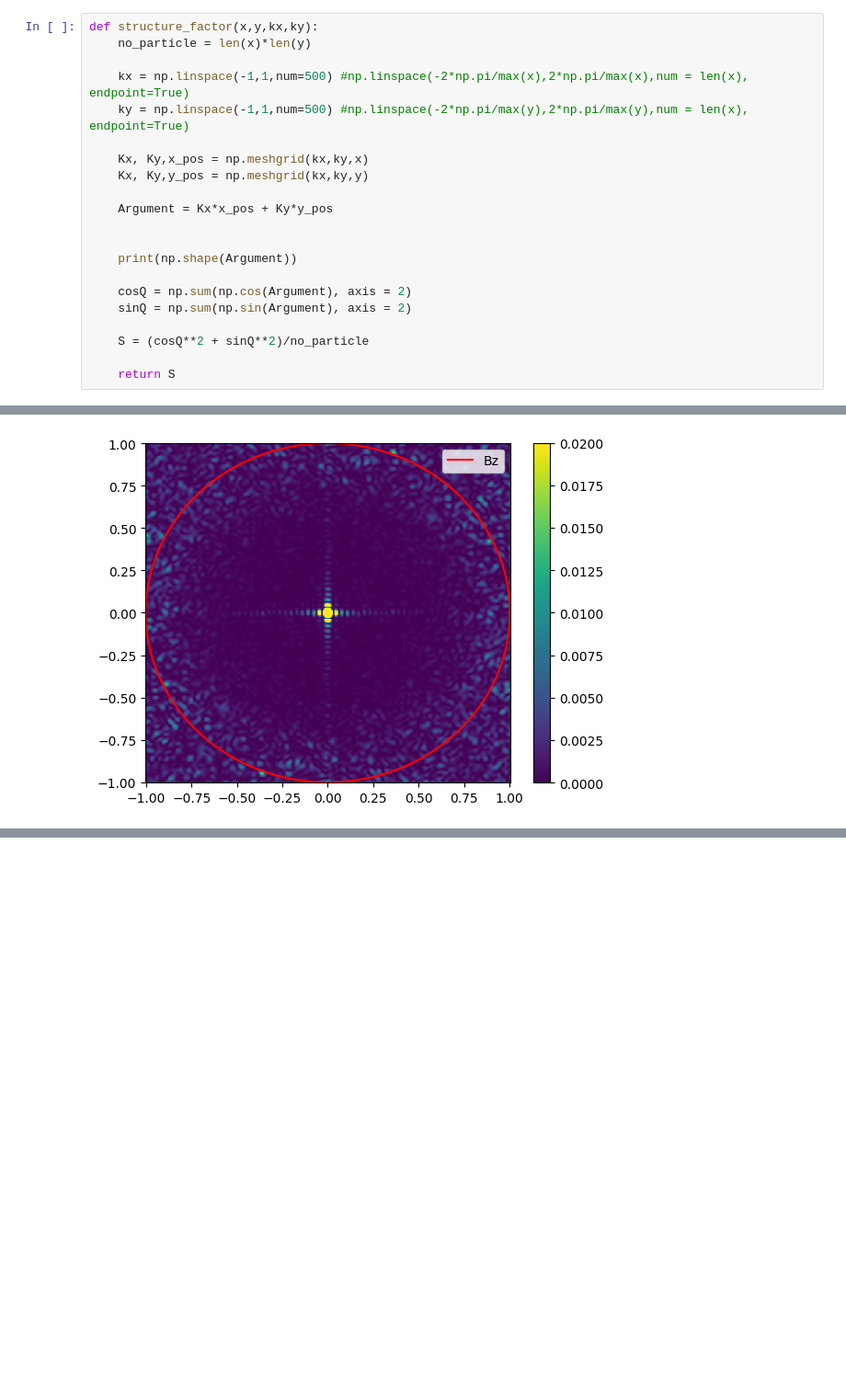
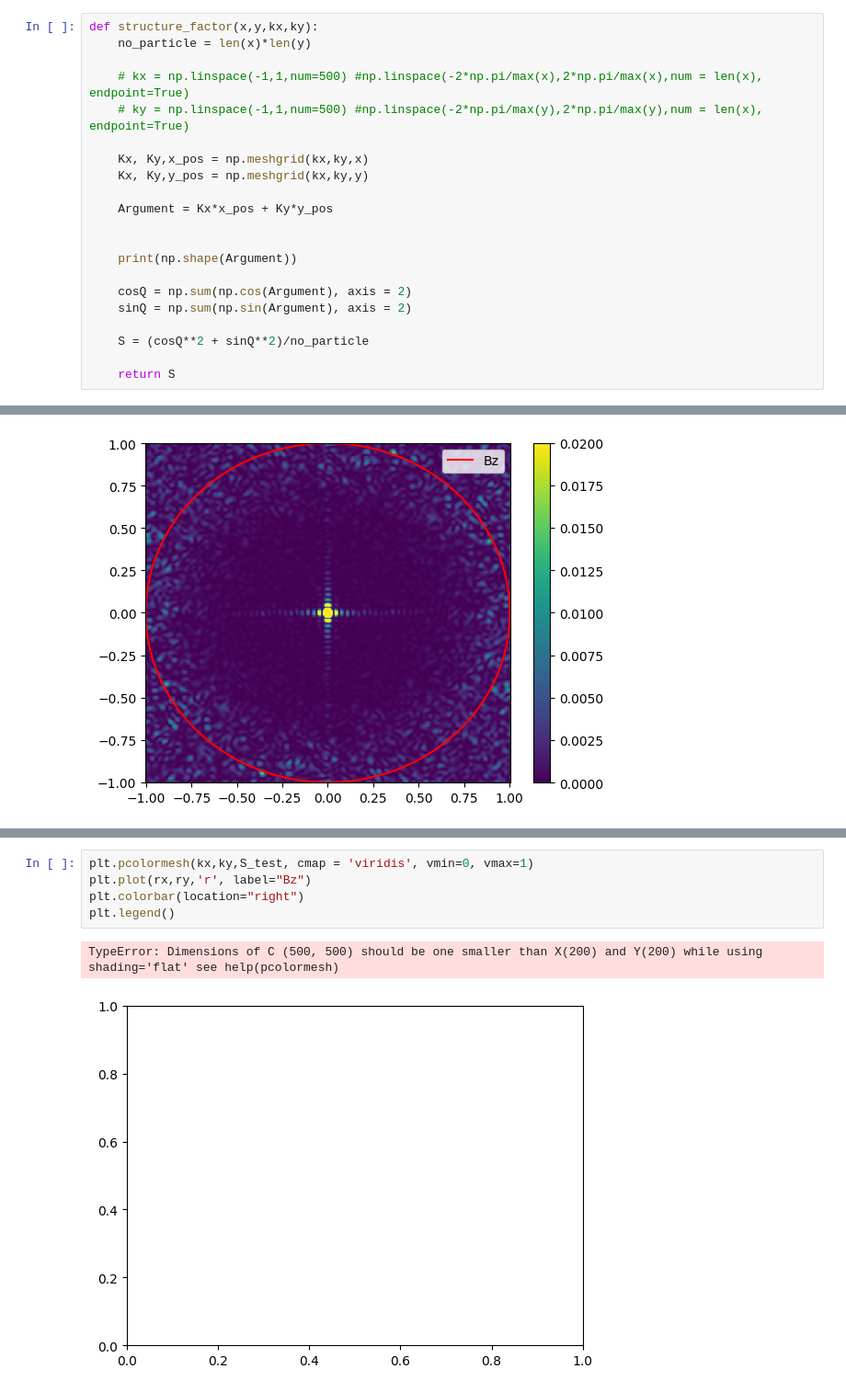
Before and after one commit to ramakrishnav130995/Scattering-Structures, a Jupyter notebook: FDTD/ram_tests/structure factor analysis..ipynb, the cells around one changed output, grey strips where cells are left out. Shown at 92% size. Cells and saved outputs as stored; diff of their text form; blank space fills up the shorter version.

```diff
--- a/FDTD/ram_tests/structure factor analysis..ipynb
+++ b/FDTD/ram_tests/structure factor analysis..ipynb
@@ -69,8 +68,8 @@ print(np.abs(np.exp(1j*np.deg2rad(90))))
 def structure_factor(x,y,kx,ky):
     no_particle = len(x)*len(y)
 
-    kx = np.linspace(-1,1,num=500) #np.linspace(-2*np.pi/max(x),2*np.pi/max(x),num = len(x), endpoint=True)
-    ky = np.linspace(-1,1,num=500) #np.linspace(-2*np.pi/max(y),2*np.pi/max(y),num = len(x), endpoint=True)
+    # kx = np.linspace(-1,1,num=500) #np.linspace(-2*np.pi/max(x),2*np.pi/max(x),num = len(x), endpoint=True)
+    # ky = np.linspace(-1,1,num=500) #np.linspace(-2*np.pi/max(y),2*np.pi/max(y),num = len(x), endpoint=True)
 
     Kx, Ky,x_pos = np.meshgrid(kx,ky,x)
     Kx, Ky,y_pos = np.meshgrid(kx,ky,y)
@@ -157,0 +183,8 @@ plt.legend()
+# %%
+plt.pcolormesh(kx,ky,S_test, cmap = 'viridis', vmin=0, vmax=1)
+plt.plot(rx,ry,'r', label="Bz")
+plt.colorbar(location="right")
+plt.legend()
+# %% [output]
+TypeError: Dimensions of C (500, 500) should be one smaller than X(200) and Y(200) while using shading='flat' see help(pcolormesh)
+[figure, added]
```
Also changed, not shown: parts of 5 cells of this notebook, 1 other file.
